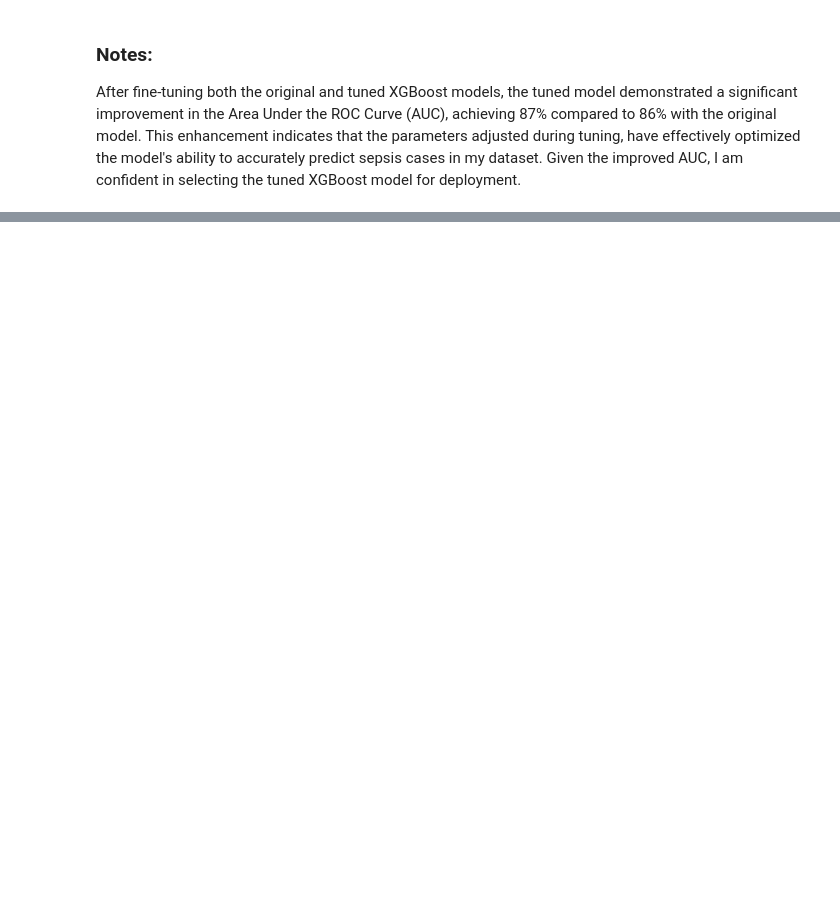
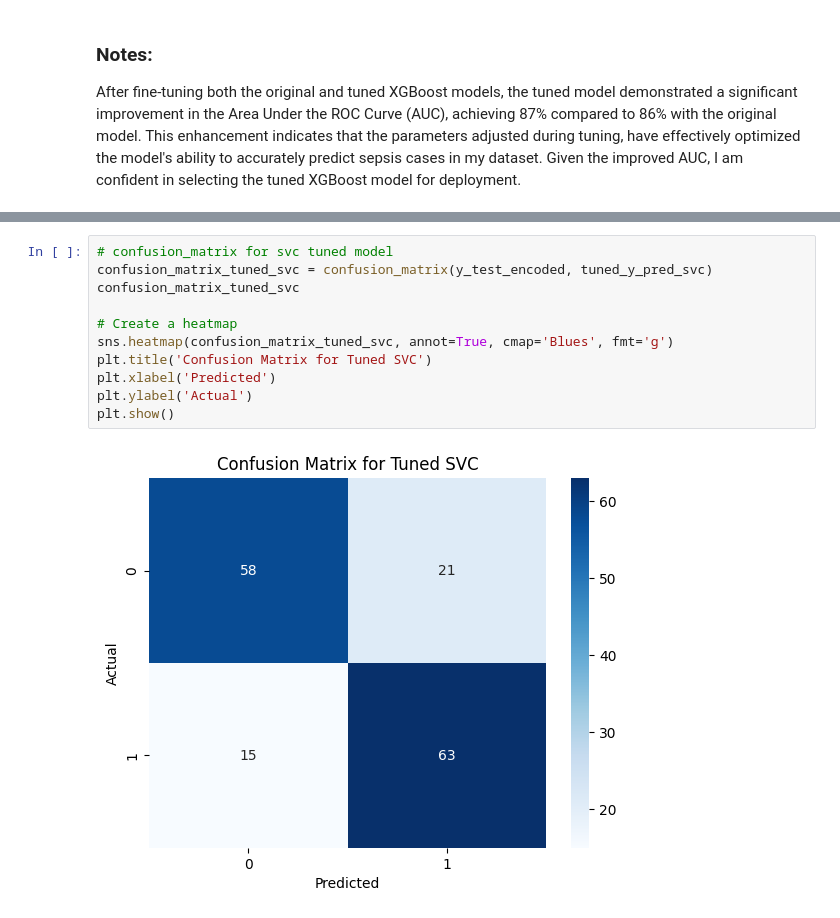
Before and after one commit to murithidenisgitobu/Sepsis-Predictor, a Jupyter notebook: Notebook.ipynb, the cells around one changed output, grey strips where cells are left out. Drawn from its saved outputs; the diff is of its cells as text; blank space fills up the shorter version.

```diff
--- a/Notebook.ipynb
+++ b/Notebook.ipynb
@@ -990,0 +1093,13 @@ After fine-tuning both the original and tuned XGBoost models, the tuned model de
+# %%
+# confusion_matrix for svc tuned model
+confusion_matrix_tuned_svc = confusion_matrix(y_test_encoded, tuned_y_pred_svc)
+confusion_matrix_tuned_svc
+
+# Create a heatmap
+sns.heatmap(confusion_matrix_tuned_svc, annot=True, cmap='Blues', fmt='g')
+plt.title('Confusion Matrix for Tuned SVC')
+plt.xlabel('Predicted')
+plt.ylabel('Actual')
+plt.show()
+# %% [output]
+[figure, added]
```
Also changed, not shown: parts of 17 cells of this notebook.
